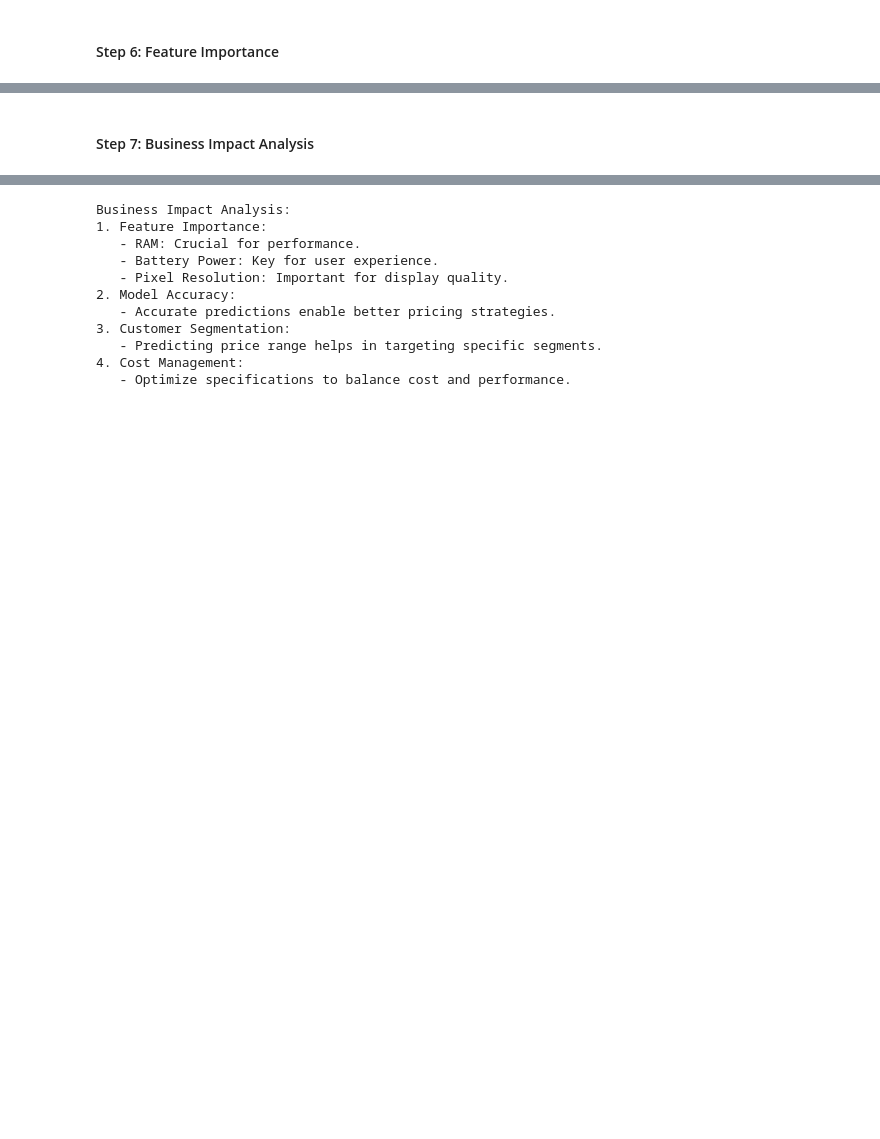
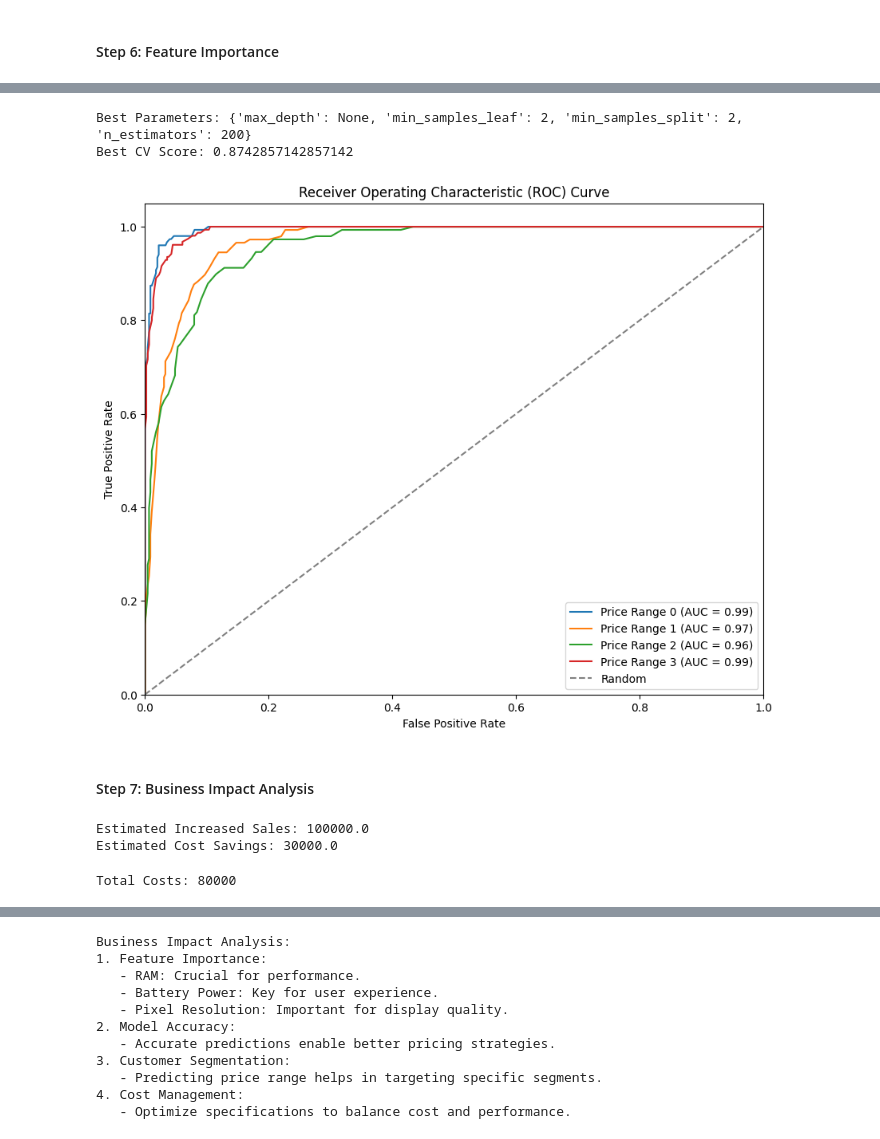
Before and after one commit to GangasrinivasKatraji/Mobile-Price-Range-Prediction-Analysis, a Jupyter notebook: Outputfile.ipynb, the cells around one changed output, grey strips where cells are left out. Saved outputs shown, nothing was run; the diff lists cells and outputs as text; code cells hidden in the pictures; blank space fills up the shorter version.

```diff
--- a/Outputfile.ipynb
+++ b/Outputfile.ipynb
@@ -529,2 +592,76 @@ plt.show()
+# %%
+# Hyperparameter Tuning:
+
+# Optimize your models by tuning hyperparameters using techniques like GridSearchCV or RandomizedSearchCV. This can improve model performance.
+
+from sklearn.model_selection import GridSearchCV
+
+# Example for Random Forest hyperparameter tuning
+param_grid = {
+    'n_estimators': [50, 100, 200],
+    'max_depth': [None, 10, 20],
+    'min_samples_split': [2, 5, 10],
+    'min_samples_leaf': [1, 2, 4]
+}
+
+grid_search = GridSearchCV(estimator=RandomForestClassifier(random_state=42),
+                           param_grid=param_grid,
+                           scoring='accuracy',
+                           cv=5,
+                           n_jobs=-1)
+grid_search.fit(X_train, y_train)
+
+# Print best parameters and best score
+print("Best Parameters:", grid_search.best_params_)
+print("Best CV Score:", grid_search.best_score_)
+# %% [output]
+Best Parameters: {'max_depth': None, 'min_samples_leaf': 2, 'min_samples_split': 2, 'n_estimators': 200}
+Best CV Score: 0.8742857142857142
+# %%
+# Model Evaluation and Comparison:
+
+# Compare the performance of different models using metrics like accuracy, precision, recall, F1-score, and ROC AUC score. Plotting ROC curves can also provide insights into model performance.
+# Example for ROC curve plotting
+from sklearn.metrics import roc_curve, auc
+
+plt.figure(figsize=(10, 8))
+
+# Plot ROC curve for each class
+for i in range(4):
+    fpr, tpr, _ = roc_curve(y_test == i, y_prob_rf[:, i])
+    roc_auc = auc(fpr, tpr)
+    plt.plot(fpr, tpr, label='Price Range %d (AUC = %0.2f)' % (i, roc_auc))
+
+plt.plot([0, 1], [0, 1], linestyle='--', color='grey', label='Random')
+plt.xlim([0.0, 1.0])
+plt.ylim([0.0, 1.05])
+plt.xlabel('False Positive Rate')
+plt.ylabel('True Positive Rate')
+plt.title('Receiver Operating Characteristic (ROC) Curve')
+plt.legend(loc="lower right")
+plt.show()
+# %% [output]
+[figure, added]
 # %% [markdown]
 #### Step 7: Business Impact Analysis
+# %%
+current_annual_sales = 1000000  # in USD
+current_inventory_costs = 200000  # in USD
+
+estimated_increased_sales = 0.10 * current_annual_sales  # Assuming a 10% increase in sales
+estimated_cost_savings = 0.15 * current_inventory_costs  # Assuming a 15% reduction in inventory costs
+
+print("Estimated Increased Sales:", estimated_increased_sales)
+print("Estimated Cost Savings:", estimated_cost_savings)
+# %% [output]
+Estimated Increased Sales: 100000.0
+Estimated Cost Savings: 30000.0
+# %%
+development_costs = 50000  # Example development cost in USD
+infrastructure_costs = 10000  # Example infrastructure cost in USD
+operational_costs_per_year = 20000  # Example annual operational costs in USD
+
+total_costs = development_costs + infrastructure_costs + operational_costs_per_year
+print("Total Costs:", total_costs)
+# %% [output]
+Total Costs: 80000
```
Also changed, not shown: parts of 8 cells of this notebook.
